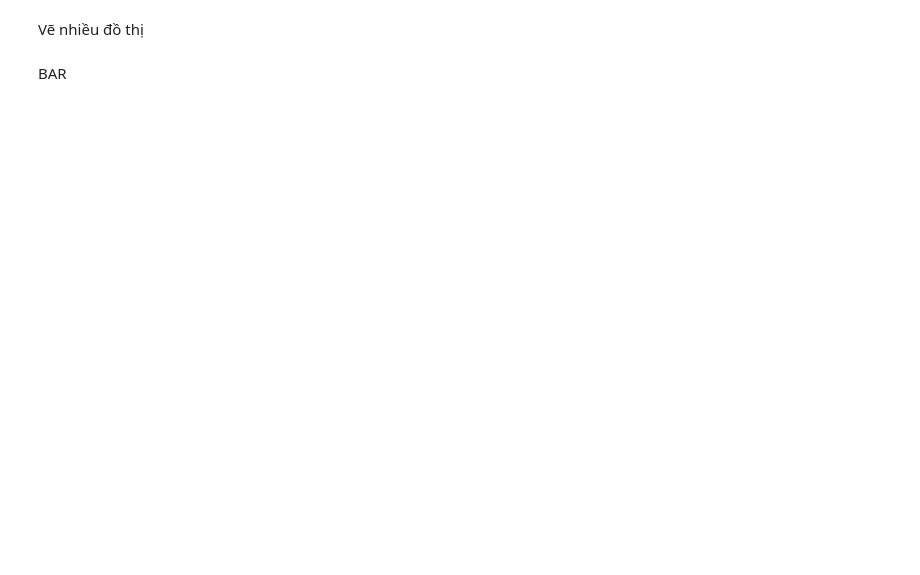
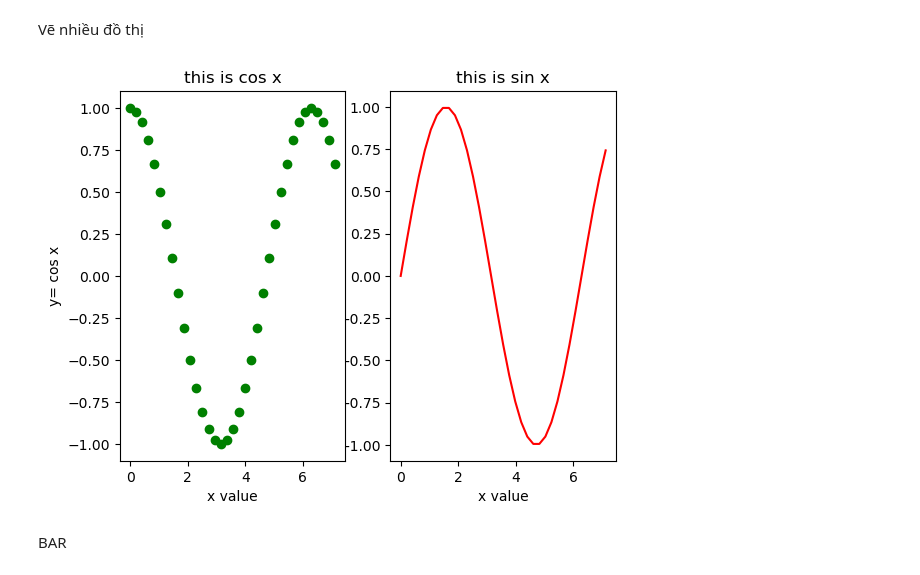
Before and after one commit to hoinguyen2704/my_code_python, a Jupyter notebook: Scientific_Programming_Language/study_numpy.ipynb, the cells around one changed output. Saved outputs shown, nothing was run; the diff lists cells and outputs as text; code cells hidden in the pictures; blank space fills up the shorter version.

```diff
--- a/Scientific_Programming_Language/study_numpy.ipynb
+++ b/Scientific_Programming_Language/study_numpy.ipynb
@@ -131,16 +325,18 @@ Vẽ nhiều đồ thị
 # %%
 plt.subplot(1,2,2) # màn hình 1 dòng và 2 cột, vẽ đồ thị ở cột số 2
 plt.plot(X, y, color ="red")
 plt.title("this is sin x")
 plt.xlabel("x value")
 plt.ylabel("y = sin x")
 
 plt.subplot(1,2,1)
 plt.title("this is cos x")
 plt.xlabel("x value")
 plt.ylabel("y= cos x")
-plt.plot(X, y_cos, color ="green")
+plt.scatter(X, y_cos, color ="green")
 plt.show()
+# %% [output]
+[figure, added]
 # %% [markdown]
 BAR
 # %%
```
Also changed, not shown: parts of 27 cells of this notebook, 21 other files.
